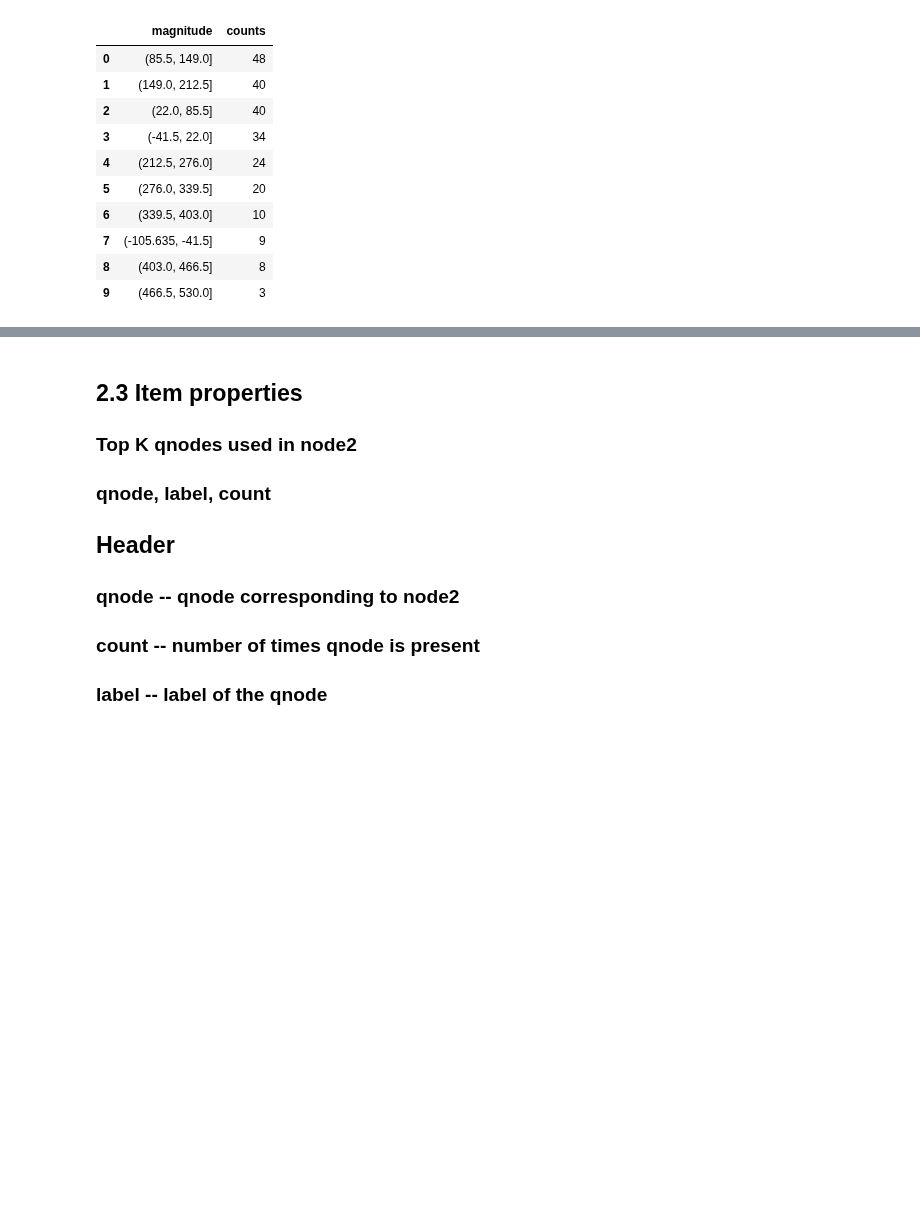
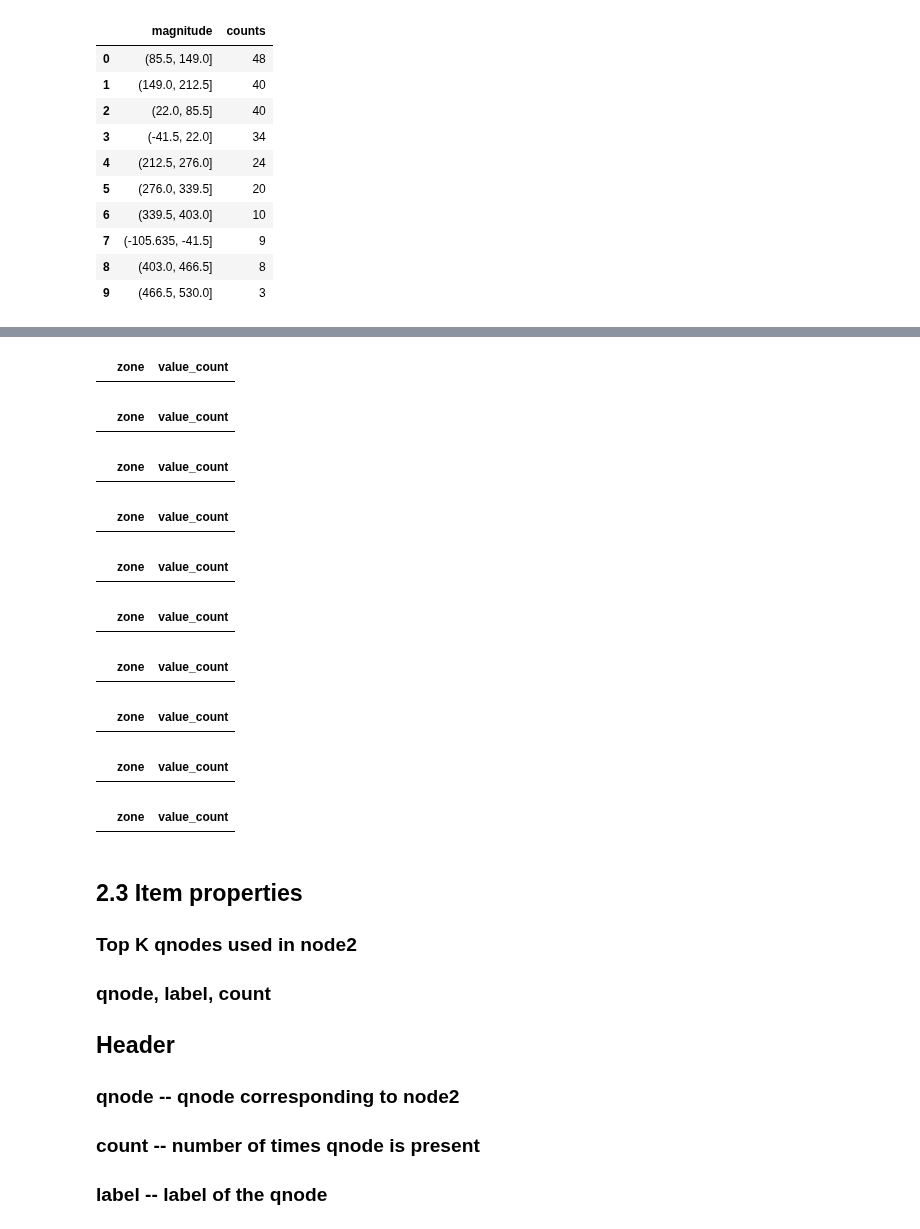
Before and after one commit to usc-isi-i2/kgtk, a Jupyter notebook: examples/Example_9-Wikidata_Subset_Statistics_.ipynb, the cells around one changed output, grey strips where cells are left out. Drawn from its saved outputs; the diff is of its cells as text; code cells hidden in the pictures; blank space fills up the shorter version.

```diff
--- a/examples/Example_9-Wikidata_Subset_Statistics_.ipynb
+++ b/examples/Example_9-Wikidata_Subset_Statistics_.ipynb
@@ -697,0 +807,18 @@ for ele in df_quantity_data_type_magnitude:
+# %%
+df_string_data_type_lang = []
+try:
+    df = pd.read_csv(os.path.join(os.getenv('OUTPUT_FOLDER'),os.getenv('property_summary_string')),delimiter='\t')
+    cmd = "$kgtk query -i $WIKIDATA_PARTS/$string --graph-cache $STORE \
+            -o $OUTPUT_FOLDER/__output \
+            --match  '(n1)-[r:__property]->(v)' \
+            --return 'distinct kgtk_lqstring_lang(v) as zone, count(v) as value_count' \
+            --where 'kgtk_lqstring(v)' \
+            --order-by 'count(v) desc' \
+            --limit $K "
+    for index, ele in df.iterrows():
+        output_file = subset_name + ".2.2.13." + ele["property"]+".data_types_lang"+".tsv"
+        run_command(cmd, {"__property": ele["property"],"__output": output_file})
+        temp = pd.read_csv(os.path.join(os.getenv('OUTPUT_FOLDER'),output_file),delimiter='\t')
+        df_string_data_type_lang.append(temp)
+except Exception as e:
+    print(e)
@@ -698,3 +843,17 @@ for ele in df_quantity_data_type_magnitude:
+# %%
+for ele in df_string_data_type_lang:
+    display(ele)
+# %% [output]
+|  | zone | value_count |
+|  | zone | value_count |
+|  | zone | value_count |
+|  | zone | value_count |
+|  | zone | value_count |
+|  | zone | value_count |
+|  | zone | value_count |
+|  | zone | value_count |
+|  | zone | value_count |
+|  | zone | value_count |
 # %% [markdown]
 ## 2.3 Item properties
 ### Top K qnodes used in node2
```
Also changed, not shown: parts of 8 cells of this notebook.
